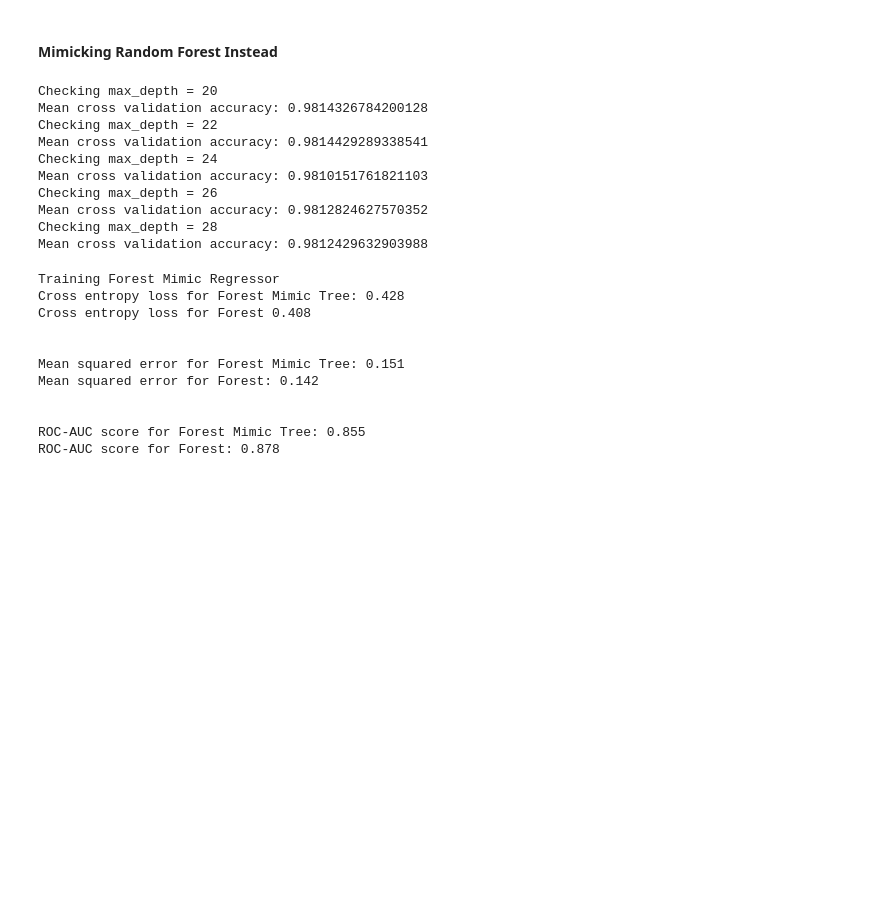
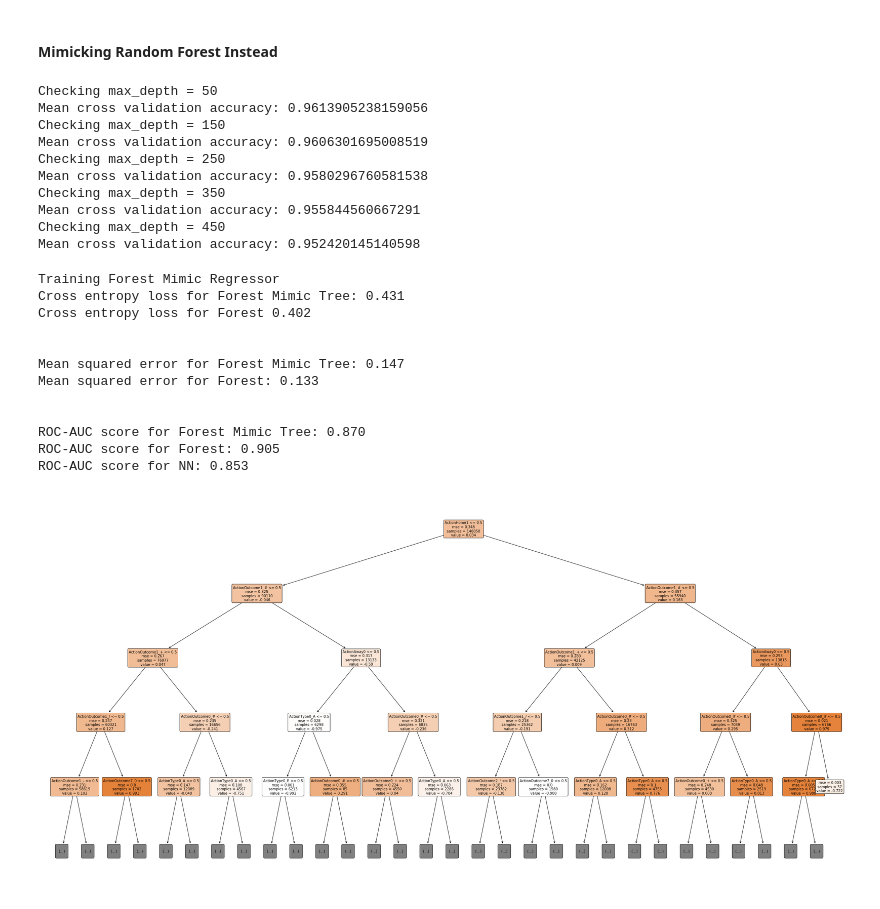
Before and after one commit to sfu-cl-lab/martin-project, a Jupyter notebook: notebook/MimicTree.ipynb, the cells around one changed output. Cells and saved outputs as stored; diff of their text form; code cells hidden in the pictures; blank space fills up the shorter version.

Commit message:
Notebooks updated, forest and retrained NN

```diff
--- a/notebook/MimicTree.ipynb
+++ b/notebook/MimicTree.ipynb
@@ -217,27 +217,31 @@ import pickle
 y_prob_forest = pickle.load(open('../output/y_probabilities_forest.pkl', 'rb'))
 q_forest = y_prob_forest[:,1]*2 - 1
 
-for i in range(20,30,2):
+for i in range(50,500,100):
     print('Checking max_depth =', i)
-    clf = DecisionTreeRegressor(max_depth=i)
+    clf = DecisionTreeRegressor(min_samples_split=i)
     # Perform 5-fold cross validation
     scores = cross_val_score(estimator=clf, X=X, y=q_forest, cv=5, n_jobs=4, scoring='r2')
     print('Mean cross validation accuracy:', scores.mean())
 # %% [output]
-Checking max_depth = 20
-Mean cross validation accuracy: 0.9814326784200128
-Checking max_depth = 22
-Mean cross validation accuracy: 0.9814429289338541
-Checking max_depth = 24
-Mean cross validation accuracy: 0.9810151761821103
-Checking max_depth = 26
-Mean cross validation accuracy: 0.9812824627570352
-Checking max_depth = 28
-Mean cross validation accuracy: 0.9812429632903988
+Checking max_depth = 50
+Mean cross validation accuracy: 0.9613905238159056
+Checking max_depth = 150
+Mean cross validation accuracy: 0.9606301695008519
+Checking max_depth = 250
+Mean cross validation accuracy: 0.9580296760581538
+Checking max_depth = 350
+Mean cross validation accuracy: 0.955844560667291
+Checking max_depth = 450
+Mean cross validation accuracy: 0.952420145140598
 # %%
+import pickle
+y_prob_forest = pickle.load(open('../output/y_probabilities_forest.pkl', 'rb'))
+q_forest = y_prob_forest[:,1]*2 - 1
+
 # Create Decision Tree regressor object
 print('Training Forest Mimic Regressor')
-clf = DecisionTreeRegressor(max_depth=16, min_samples_split=200)
+clf = DecisionTreeRegressor(min_samples_split=50)
 # Train Decision Tree regressor on NN Q values
 clf = clf.fit(X,q_forest)
 y_mimic = clf.predict(X)
@@ -263,15 +267,27 @@ print('Mean squared error for Forest: %.3f' % (metrics.mean_squared_error(true_p
 print('\n')
 print('ROC-AUC score for Forest Mimic Tree: %.3f' % (metrics.roc_auc_score(true_prob,mimic_prob)))
 print('ROC-AUC score for Forest: %.3f' % (metrics.roc_auc_score(true_prob,forest_prob)))
+print('ROC-AUC score for NN: %.3f' % (metrics.roc_auc_score(.5+.5*vb.RewardValue,.5+.5*q_values)))
 # %% [output]
 Training Forest Mimic Regressor
-Cross entropy loss for Forest Mimic Tree: 0.428
-Cross entropy loss for Forest 0.408
+Cross entropy loss for Forest Mimic Tree: 0.431
+Cross entropy loss for Forest 0.402
 
 
-Mean squared error for Forest Mimic Tree: 0.151
-Mean squared error for Forest: 0.142
+Mean squared error for Forest Mimic Tree: 0.147
+Mean squared error for Forest: 0.133
 
 
-ROC-AUC score for Forest Mimic Tree: 0.855
-ROC-AUC score for Forest: 0.878
+ROC-AUC score for Forest Mimic Tree: 0.870
+ROC-AUC score for Forest: 0.905
+ROC-AUC score for NN: 0.853
+# %%
+from sklearn.tree import plot_tree
+import matplotlib.pyplot as plt
+%matplotlib inline
+
+plt.figure(figsize=(40,20))
+plot_tree(clf, feature_names=X.columns, filled=True, rounded=True, fontsize=10, max_depth=4)
+plt.show()
+# %% [output]
+[figure, added]
```
Also changed, not shown: parts of 2 cells of this notebook, 3 other files.
